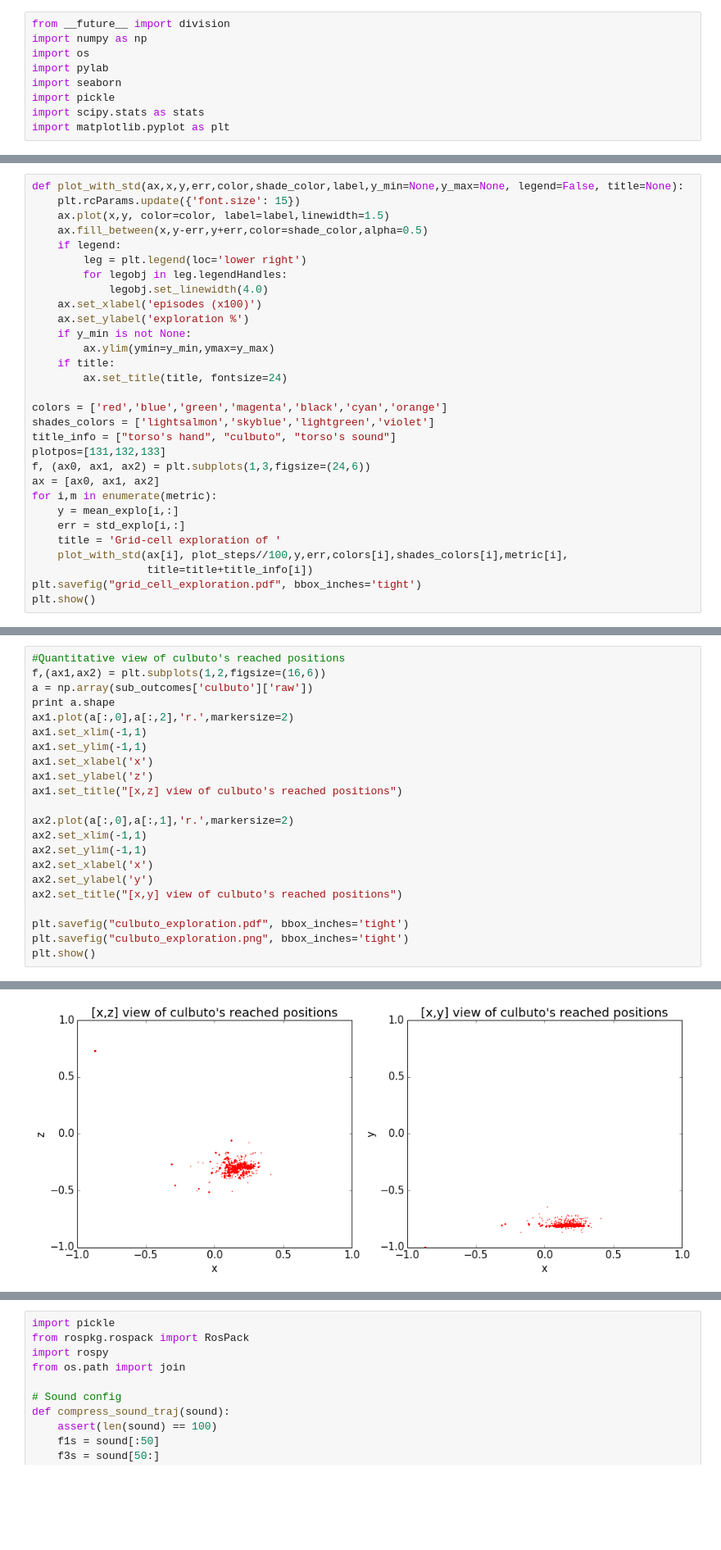
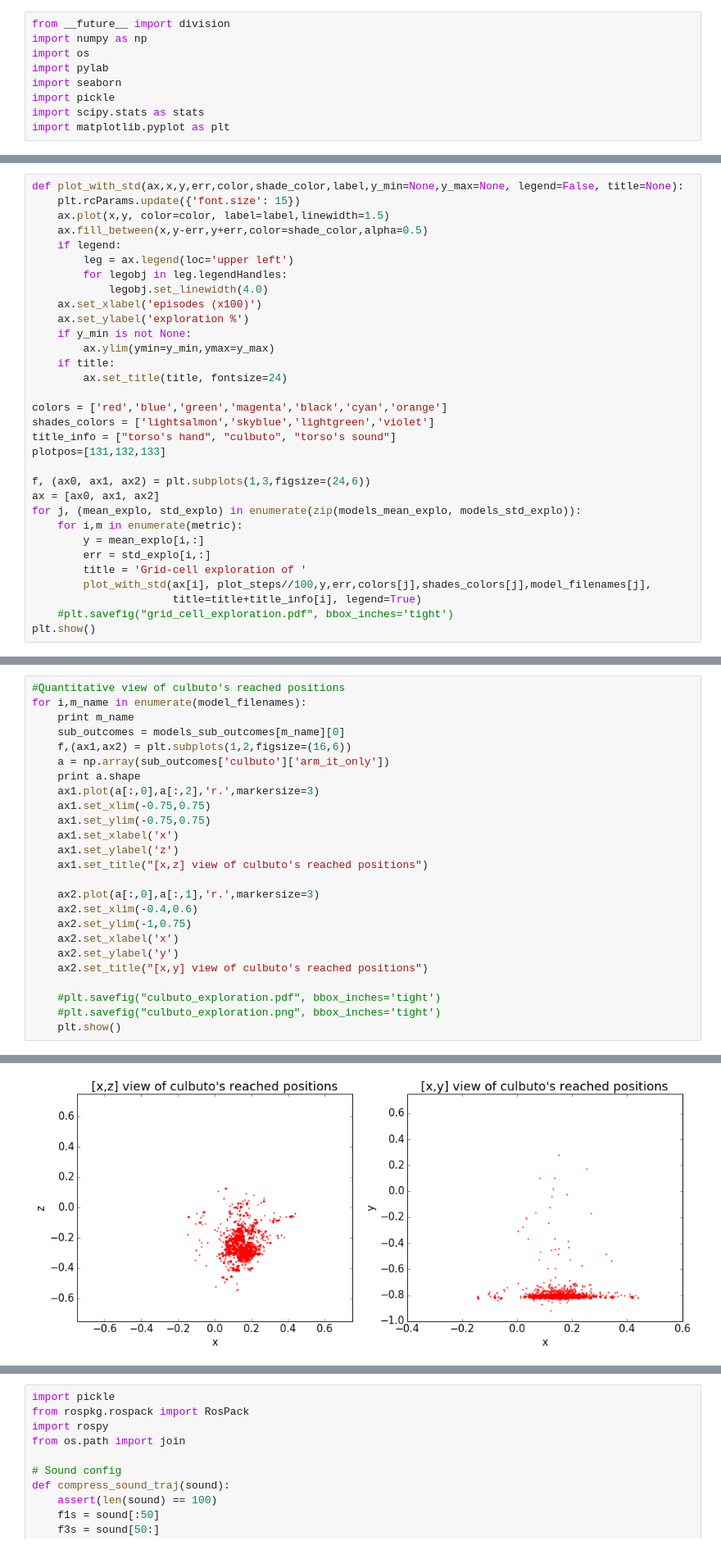
Before and after one commit to flowersteam/pobax_playground, a Jupyter notebook: notebooks/data_visualization.ipynb, the cells around one changed output, grey strips where cells are left out. Shown at 82% size. Cells and saved outputs as stored; diff of their text form; blank space fills up the shorter version.

```diff
--- a/notebooks/data_visualization.ipynb
+++ b/notebooks/data_visualization.ipynb
@@ -146,7 +147,7 @@ def plot_with_std(ax,x,y,err,color,shade_color,label,y_min=None,y_max=None, lege
     ax.plot(x,y, color=color, label=label,linewidth=1.5)
     ax.fill_between(x,y-err,y+err,color=shade_color,alpha=0.5)
     if legend:
-        leg = plt.legend(loc='lower right')
+        leg = ax.legend(loc='upper left')
         for legobj in leg.legendHandles:
             legobj.set_linewidth(4.0)
     ax.set_xlabel('episodes (x100)')
@@ -160,14 +161,16 @@ colors = ['red','blue','green','magenta','black','cyan','orange']
 shades_colors = ['lightsalmon','skyblue','lightgreen','violet']
 title_info = ["torso's hand", "culbuto", "torso's sound"]
 plotpos=[131,132,133]
+
 f, (ax0, ax1, ax2) = plt.subplots(1,3,figsize=(24,6))
 ax = [ax0, ax1, ax2]
-for i,m in enumerate(metric):
-    y = mean_explo[i,:]
-    err = std_explo[i,:]
-    title = 'Grid-cell exploration of '
-    plot_with_std(ax[i], plot_steps//100,y,err,colors[i],shades_colors[i],metric[i],
-                  title=title+title_info[i])
-plt.savefig("grid_cell_exploration.pdf", bbox_inches='tight')
+for j, (mean_explo, std_explo) in enumerate(zip(models_mean_explo, models_std_explo)):
+    for i,m in enumerate(metric):
+        y = mean_explo[i,:]
+        err = std_explo[i,:]
+        title = 'Grid-cell exploration of '
+        plot_with_std(ax[i], plot_steps//100,y,err,colors[j],shades_colors[j],model_filenames[j],
+                      title=title+title_info[i], legend=True)
+    #plt.savefig("grid_cell_exploration.pdf", bbox_inches='tight')
 plt.show()
 # %% [output]
@@ -175,23 +178,26 @@ plt.show()
 # %%
 #Quantitative view of culbuto's reached positions
-f,(ax1,ax2) = plt.subplots(1,2,figsize=(16,6))
-a = np.array(sub_outcomes['culbuto']['raw'])
-print a.shape
-ax1.plot(a[:,0],a[:,2],'r.',markersize=2)
-ax1.set_xlim(-1,1)
-ax1.set_ylim(-1,1)
-ax1.set_xlabel('x')
-ax1.set_ylabel('z')
-ax1.set_title("[x,z] view of culbuto's reached positions")
+for i,m_name in enumerate(model_filenames):
+    print m_name
+    sub_outcomes = models_sub_outcomes[m_name][0]
+    f,(ax1,ax2) = plt.subplots(1,2,figsize=(16,6))
+    a = np.array(sub_outcomes['culbuto']['arm_it_only'])
+    print a.shape
+    ax1.plot(a[:,0],a[:,2],'r.',markersize=3)
+    ax1.set_xlim(-0.75,0.75)
+    ax1.set_ylim(-0.75,0.75)
+    ax1.set_xlabel('x')
+    ax1.set_ylabel('z')
+    ax1.set_title("[x,z] view of culbuto's reached positions")
 
-ax2.plot(a[:,0],a[:,1],'r.',markersize=2)
-ax2.set_xlim(-1,1)
-ax2.set_ylim(-1,1)
-ax2.set_xlabel('x')
-ax2.set_ylabel('y')
-ax2.set_title("[x,y] view of culbuto's reached positions")
+    ax2.plot(a[:,0],a[:,1],'r.',markersize=3)
+    ax2.set_xlim(-0.4,0.6)
+    ax2.set_ylim(-1,0.75)
+    ax2.set_xlabel('x')
+    ax2.set_ylabel('y')
+    ax2.set_title("[x,y] view of culbuto's reached positions")
 
-plt.savefig("culbuto_exploration.pdf", bbox_inches='tight')
-plt.savefig("culbuto_exploration.png", bbox_inches='tight')
-plt.show()
+    #plt.savefig("culbuto_exploration.pdf", bbox_inches='tight')
+    #plt.savefig("culbuto_exploration.png", bbox_inches='tight')
+    plt.show()
 # %% [output]
@@ -199 +206 @@ plt.show()
-[figure, old version]
+[figure, new version]
```
Also changed, not shown: parts of 19 cells of this notebook.
